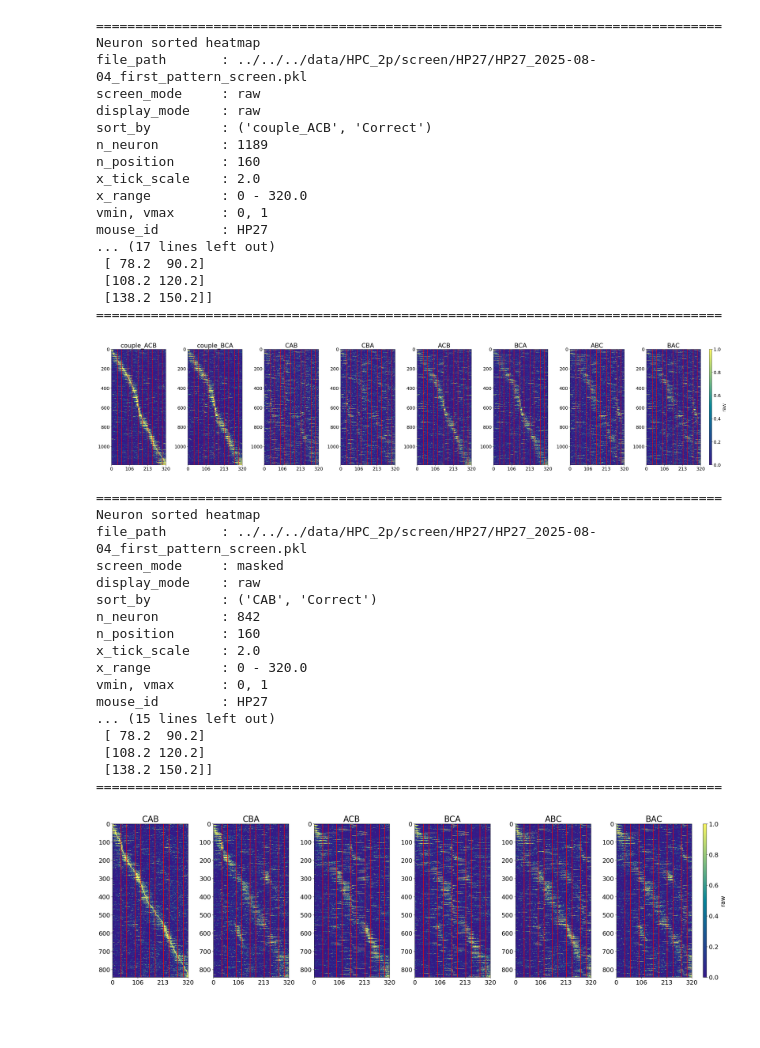
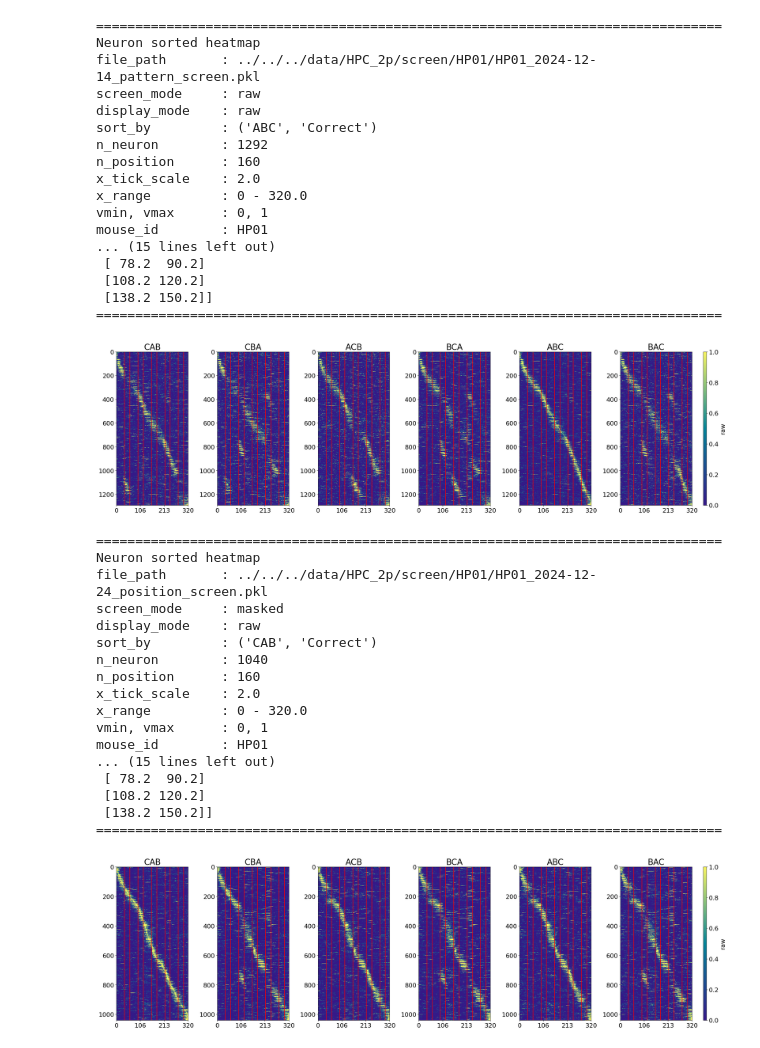
Before and after one commit to ymseq/ZhaoLab-analysis-python, a Jupyter notebook: src/HPC_2P_analysis/analysis/firing_sorting.ipynb, the cells around one changed output. Drawn from its saved outputs; the diff is of its cells as text; code cells hidden in the pictures; blank space fills up the shorter version.

```diff
--- a/src/HPC_2P_analysis/analysis/firing_sorting.ipynb
+++ b/src/HPC_2P_analysis/analysis/firing_sorting.ipynb
@@ -577,34 +575,38 @@ file_path = "../../../data/HPC_2p/screen/HP27/HP27_2025-08-04_first_pattern_scre
 # %%
+file_path = "../../../data/HPC_2p/screen/HP01/HP01_2024-12-14_pattern_screen.pkl"
+
 out = plot_neuron_sorted_heatmaps(
     file_path=file_path,
-    ana_tt=track_type_1,
+    ana_tt=track_type_2,
     ana_bt=["Correct"],
     screen_mode="raw",
-    sort_by=("couple_ACB", "Correct"),
+    sort_by=("ABC", "Correct"),
     display_mode="raw",
     vmin=0,
     vmax=1,
 )
 # %% [output]
 ================================================================================
 Neuron sorted heatmap
-file_path       : ../../../data/HPC_2p/screen/HP27/HP27_2025-08-04_first_pattern_screen.pkl
+file_path       : ../../../data/HPC_2p/screen/HP01/HP01_2024-12-14_pattern_screen.pkl
 screen_mode     : raw
 display_mode    : raw
-sort_by         : ('couple_ACB', 'Correct')
-n_neuron        : 1189
+sort_by         : ('ABC', 'Correct')
+n_neuron        : 1292
 n_position      : 160
 x_tick_scale    : 2.0
 x_range         : 0 - 320.0
 vmin, vmax      : 0, 1
-mouse_id        : HP27
-... (17 lines left out)
+mouse_id        : HP01
+... (15 lines left out)
  [ 78.2  90.2]
  [108.2 120.2]
  [138.2 150.2]]
 ================================================================================
-[figure, old version]
+[figure, new version]
 # %%
+file_path = "../../../data/HPC_2p/screen/HP01/HP01_2024-12-24_position_screen.pkl"
+
 out = plot_neuron_sorted_heatmaps(
     file_path=file_path,
     ana_tt=track_type_2,
@@ -618,19 +620,19 @@ out = plot_neuron_sorted_heatmaps(
 # %% [output]
 ================================================================================
 Neuron sorted heatmap
-file_path       : ../../../data/HPC_2p/screen/HP27/HP27_2025-08-04_first_pattern_screen.pkl
+file_path       : ../../../data/HPC_2p/screen/HP01/HP01_2024-12-24_position_screen.pkl
 screen_mode     : masked
 display_mode    : raw
 sort_by         : ('CAB', 'Correct')
-n_neuron        : 842
+n_neuron        : 1040
 n_position      : 160
 x_tick_scale    : 2.0
 x_range         : 0 - 320.0
 vmin, vmax      : 0, 1
-mouse_id        : HP27
+mouse_id        : HP01
 ... (15 lines left out)
  [ 78.2  90.2]
  [108.2 120.2]
  [138.2 150.2]]
 ================================================================================
-[figure, old version]
+[figure, new version]
```
Also changed, not shown: parts of 1 cell of this notebook, 3 other files.
